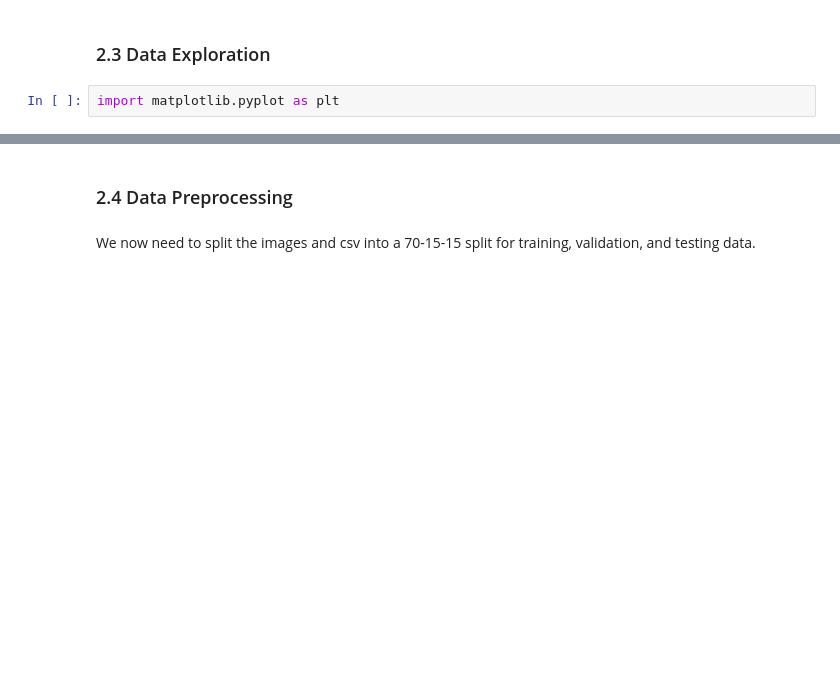
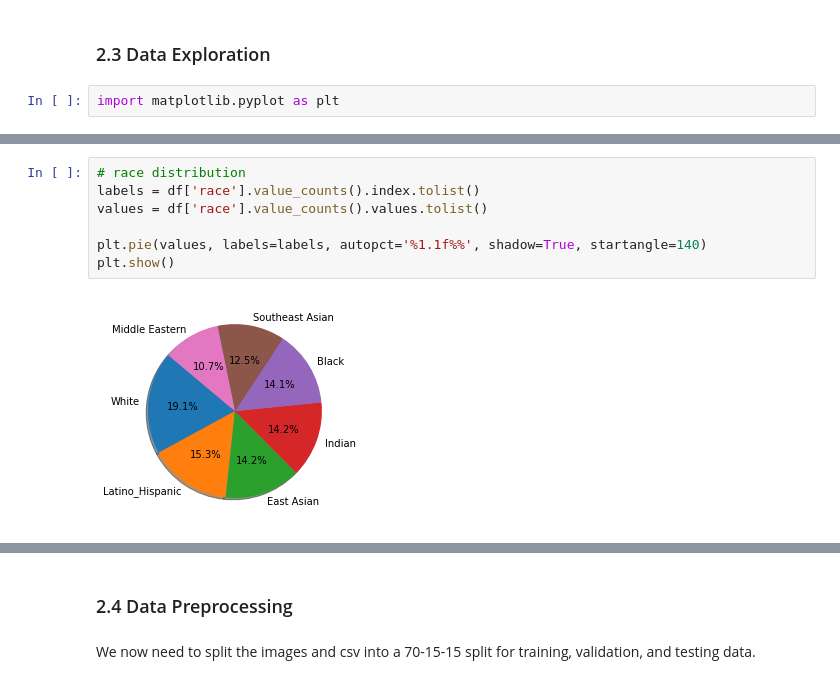
Before and after one commit to asherk7/EthniVision, a Jupyter notebook: ml/ethnivision_model_building.ipynb, the cells around one changed output, grey strips where cells are left out. Drawn from its saved outputs; the diff is of its cells as text; blank space fills up the shorter version.

```diff
--- a/ml/ethnivision_model_building.ipynb
+++ b/ml/ethnivision_model_building.ipynb
@@ -156,0 +189,9 @@ df.describe()
+# %%
+# race distribution
+labels = df['race'].value_counts().index.tolist()
+values = df['race'].value_counts().values.tolist()
+
+plt.pie(values, labels=labels, autopct='%1.1f%%', shadow=True, startangle=140)
+plt.show()
+# %% [output]
+[figure, added]
```
Also changed, not shown: parts of 48 cells of this notebook, 2 other files.
